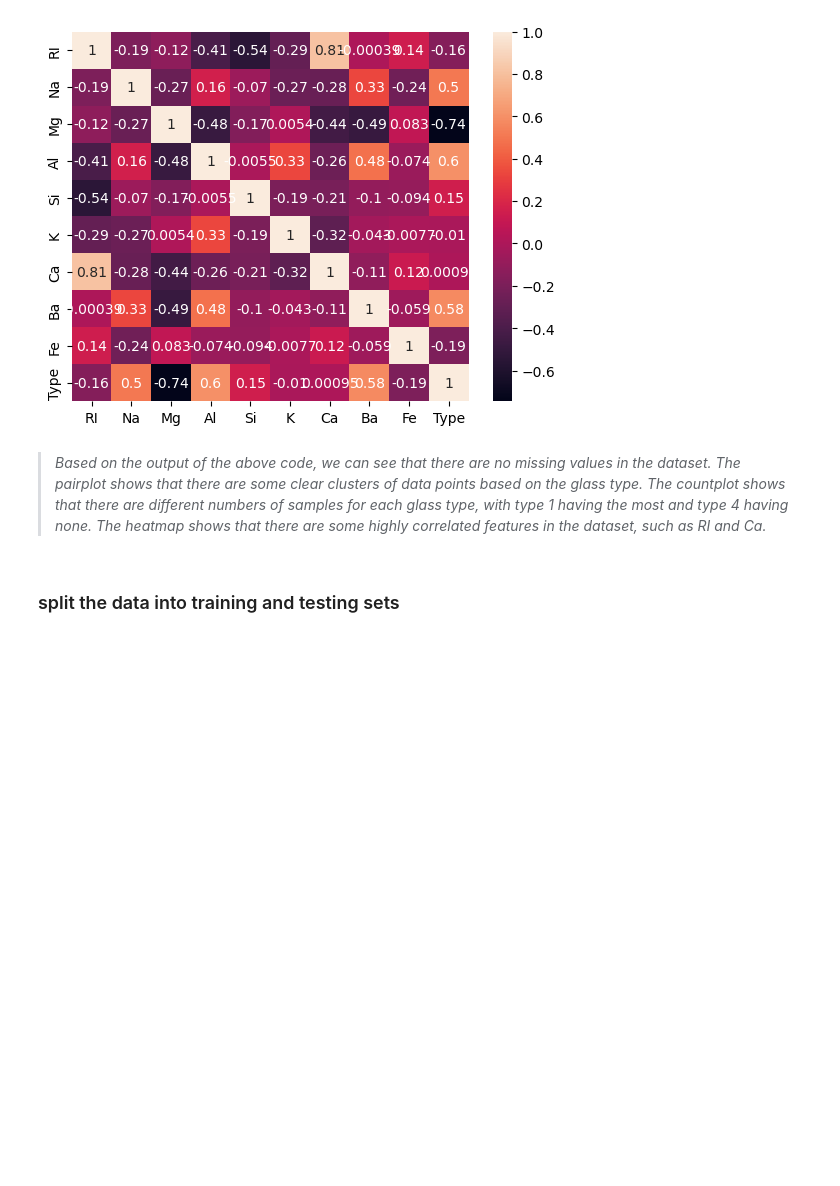
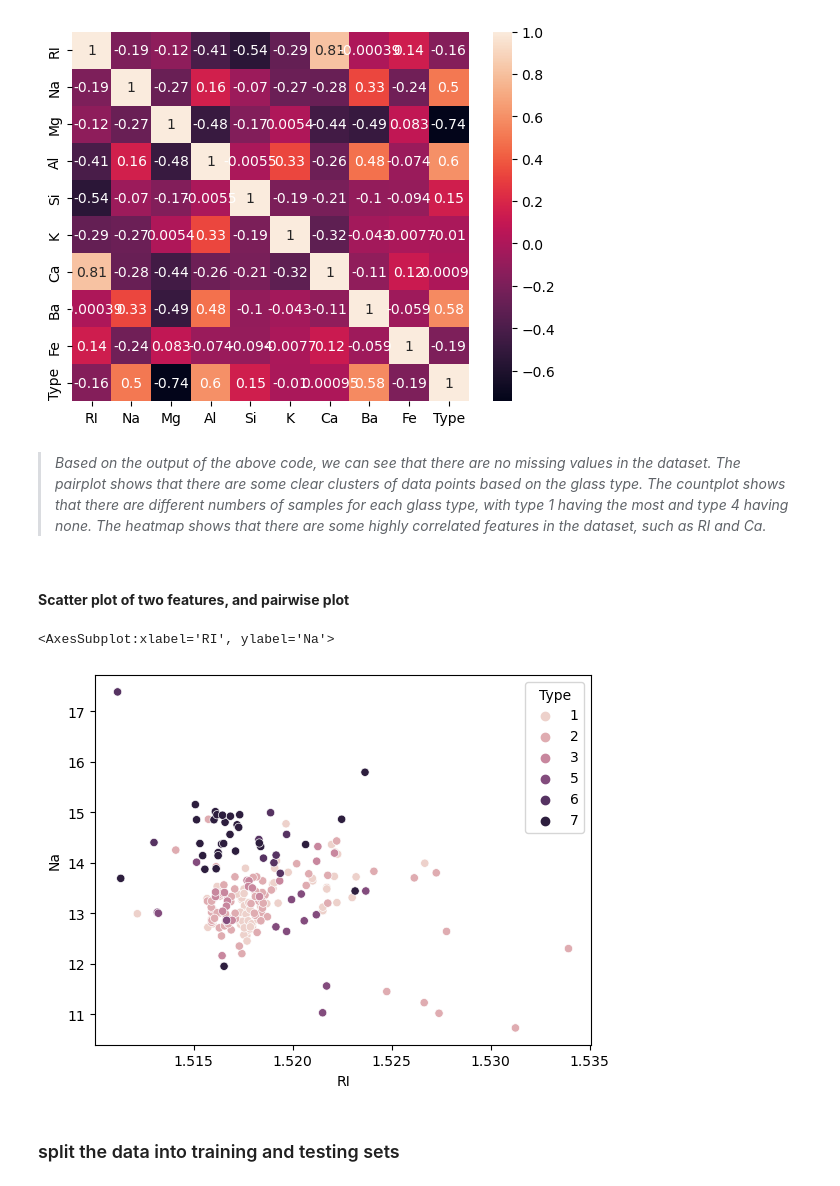
Before and after one commit to KunalDoshi-Code/Data_Science_Assignments, a Jupyter notebook: Assignments/13-KNN/knn-glass-classification.ipynb, the cells around one changed output. Cells and saved outputs as stored; diff of their text form; code cells hidden in the pictures; blank space fills up the shorter version.

```diff
--- a/Assignments/13-KNN/knn-glass-classification.ipynb
+++ b/Assignments/13-KNN/knn-glass-classification.ipynb
@@ -70,6 +70,13 @@ plt.show()
 [figure]
 # %% [markdown]
 > *Based on the output of the above code, we can see that there are no missing values in the dataset. The pairplot shows that there are some clear clusters of data points based on the glass type. The countplot shows that there are different numbers of samples for each glass type, with type 1 having the most and type 4 having none. The heatmap shows that there are some highly correlated features in the dataset, such as RI and Ca.*
+# %% [markdown]
+#### **Scatter plot of two features, and pairwise plot**
+# %%
+sns.scatterplot(x=glass_df['RI'],y=glass_df['Na'],hue=glass_df['Type'])
+# %% [output]
+<AxesSubplot:xlabel='RI', ylabel='Na'>
+[figure, added]
 # %% [markdown]
 ### split the data into training and testing sets
 # %%
```
Also changed, not shown: parts of 2 cells of this notebook.
